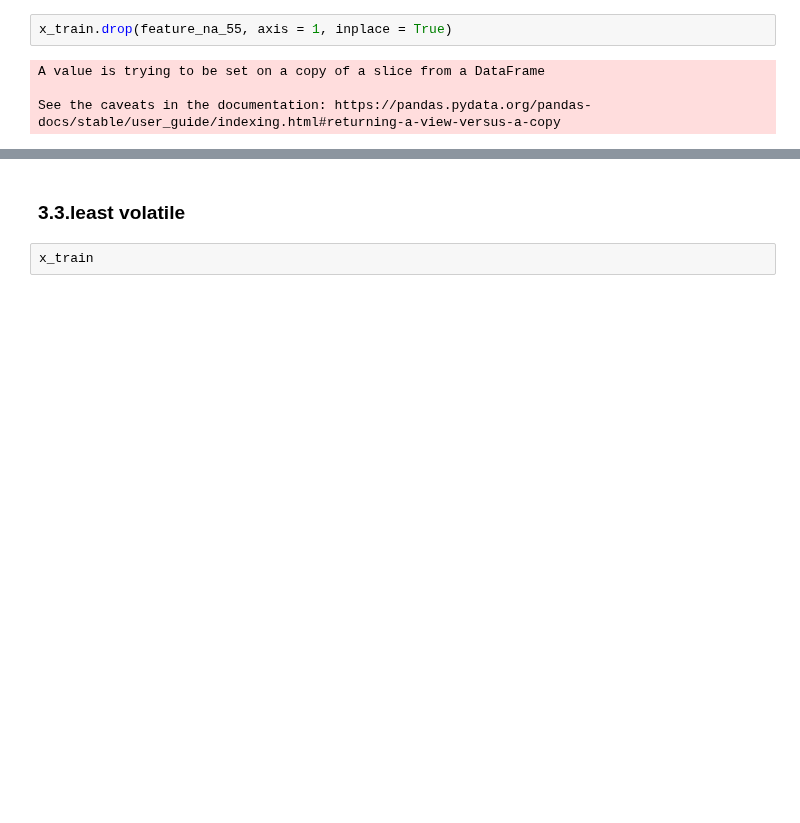
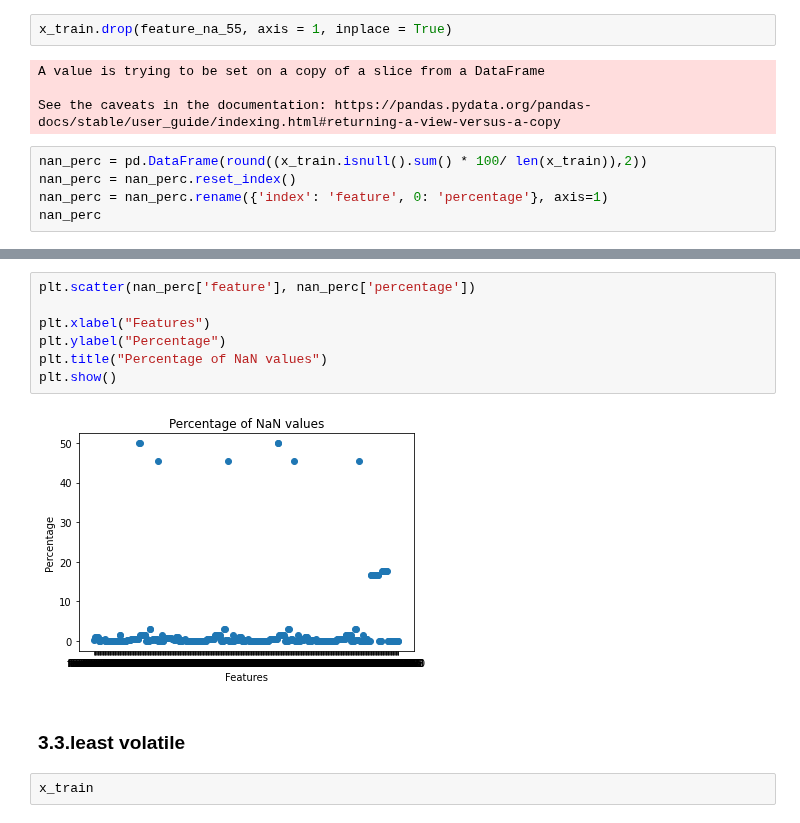
Before and after one commit to Landschy/datamining-htw, a Jupyter notebook: scripts/Unified.ipynb, the cells around one changed output, grey strips where cells are left out. Cells and saved outputs as stored; diff of their text form; blank space fills up the shorter version.

Commit message:
% of NA Values

```diff
--- a/scripts/Unified.ipynb
+++ b/scripts/Unified.ipynb
@@ -176,3 +176,8 @@ x_train.drop(feature_na_55, axis = 1, inplace = True)
 A value is trying to be set on a copy of a slice from a DataFrame
 
 See the caveats in the documentation: https://pandas.pydata.org/pandas-docs/stable/user_guide/indexing.html#returning-a-view-versus-a-copy
+# %%
+nan_perc = pd.DataFrame(round((x_train.isnull().sum() * 100/ len(x_train)),2))
+nan_perc = nan_perc.reset_index()
+nan_perc = nan_perc.rename({'index': 'feature', 0: 'percentage'}, axis=1)
+nan_perc
@@ -179,3 +198,12 @@ See the caveats in the documentation: https://pandas.pydata.org/pandas-docs/stab
+# %%
+plt.scatter(nan_perc['feature'], nan_perc['percentage'])
+
+plt.xlabel("Features")
+plt.ylabel("Percentage")
+plt.title("Percentage of NaN values")
+plt.show()
+# %% [output]
+[figure, added]
 # %% [markdown]
 ### 3.3.least volatile
 # %%
```
Also changed, not shown: parts of 1 cell of this notebook.
